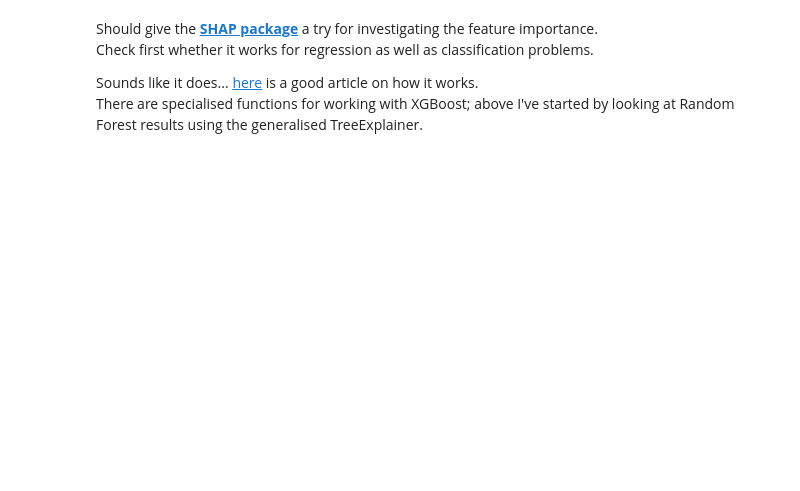
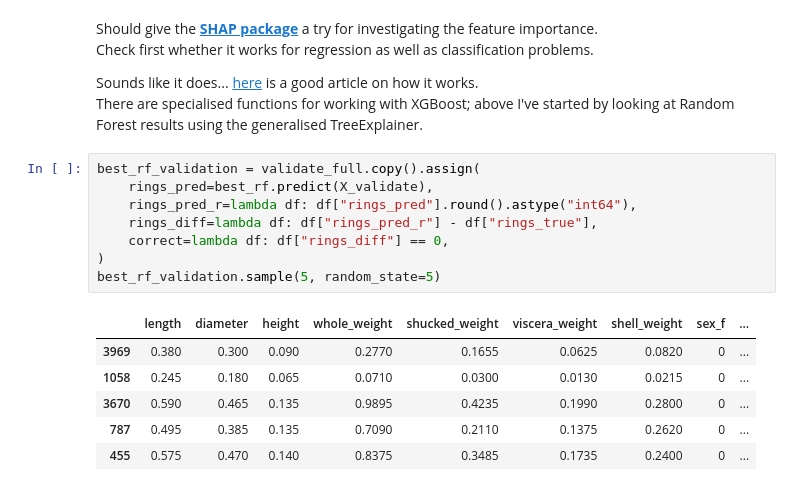
Before and after one commit to Simon-Lee-UK/abalone-kaggle, a Jupyter notebook: analysis/initial_notebook.ipynb, the cells around one changed output. Drawn from its saved outputs; the diff is of its cells as text; blank space fills up the shorter version.

```diff
--- a/analysis/initial_notebook.ipynb
+++ b/analysis/initial_notebook.ipynb
@@ -121,3 +129,18 @@ Check first whether it works for regression as well as classification problems.
 
 Sounds like it does... [here](https://towardsdatascience.com/shap-explained-the-way-i-wish-someone-explained-it-to-me-ab81cc69ef30) is a good article on how it works.
 There are specialised functions for working with XGBoost; above I've started by looking at Random Forest results using the generalised TreeExplainer.
+# %%
+best_rf_validation = validate_full.copy().assign(
+    rings_pred=best_rf.predict(X_validate),
+    rings_pred_r=lambda df: df["rings_pred"].round().astype("int64"),
+    rings_diff=lambda df: df["rings_pred_r"] - df["rings_true"],
+    correct=lambda df: df["rings_diff"] == 0,
+)
+best_rf_validation.sample(5, random_state=5)
+# %% [output]
+|  | length | diameter | height | whole_weight | shucked_weight | viscera_weight | shell_weight | sex_f | ... |
+| 3969 | 0.380 | 0.300 | 0.090 | 0.2770 | 0.1655 | 0.0625 | 0.0820 | 0 | ... |
+| 1058 | 0.245 | 0.180 | 0.065 | 0.0710 | 0.0300 | 0.0130 | 0.0215 | 0 | ... |
+| 3670 | 0.590 | 0.465 | 0.135 | 0.9895 | 0.4235 | 0.1990 | 0.2800 | 0 | ... |
+| 787 | 0.495 | 0.385 | 0.135 | 0.7090 | 0.2110 | 0.1375 | 0.2620 | 0 | ... |
+| 455 | 0.575 | 0.470 | 0.140 | 0.8375 | 0.3485 | 0.1735 | 0.2400 | 0 | ... |
```
Also changed, not shown: parts of 11 cells of this notebook.
